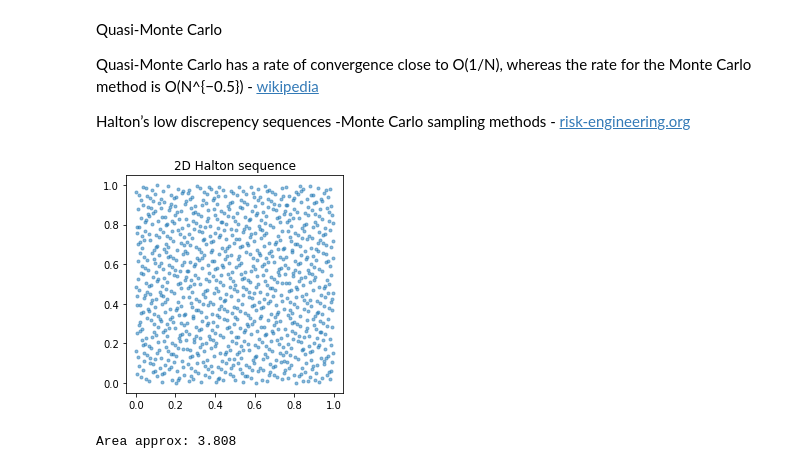
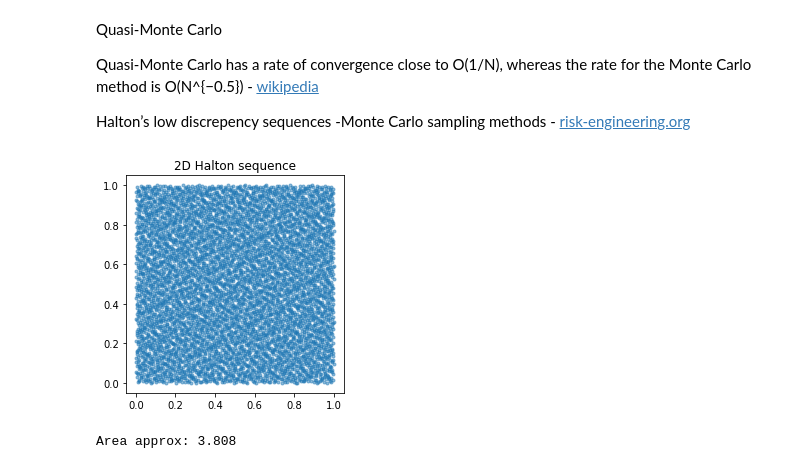
Before and after one commit to Adrian-ACI/MetNumUN2021II, a Jupyter notebook: Lab6/Group6MontecarloAreas.ipynb, the cells around one changed output. Cells and saved outputs as stored; diff of their text form; code cells hidden in the pictures.

```diff
--- a/Lab6/Group6MontecarloAreas.ipynb
+++ b/Lab6/Group6MontecarloAreas.ipynb
@@ -275,15 +275,15 @@ def halton(dim: int, nbpts: int):
             h[j*dim + i] = sum_
     return h.reshape(nbpts, dim)
 # %%
-N = 1000
+N = 6000
 seq = halton(2, N)
 plt.title("2D Halton sequence")
 # Note: we use "alpha=0.5" in the scatterplot so that the plotted points are semi-transparent
 # (alpha-transparency of 0.5 out of 1), so that we can see when any points are superimposed.
 plt.axes().set_aspect('equal')
 plt.scatter(seq[:,0], seq[:,1], marker=".", alpha=0.5);
 # %% [output]
-[figure, old version]
+[figure, new version]
 # %%
 N = 1000
 seq = halton(2, N)
```
Also changed, not shown: parts of 1 cell of this notebook.
